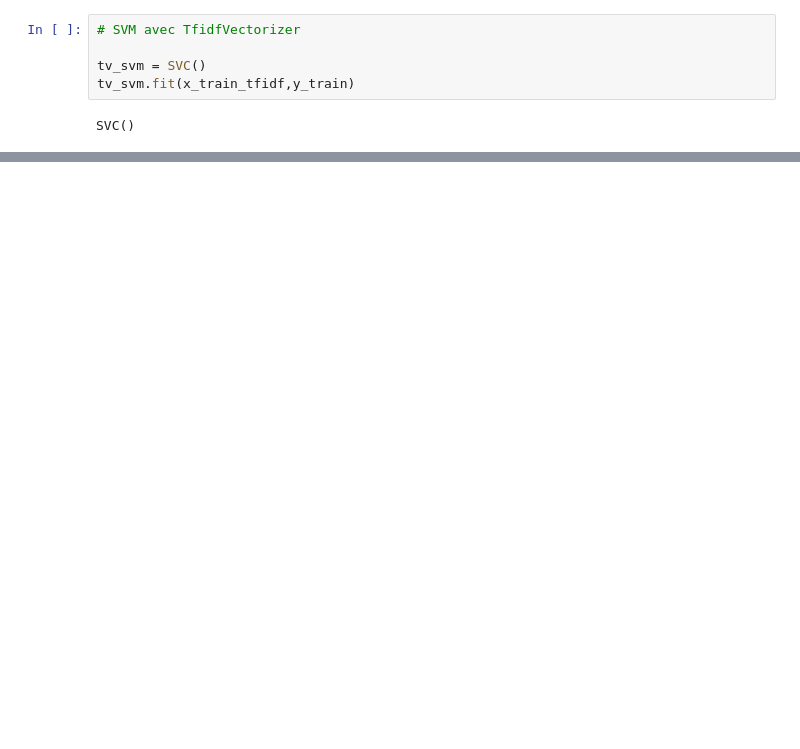
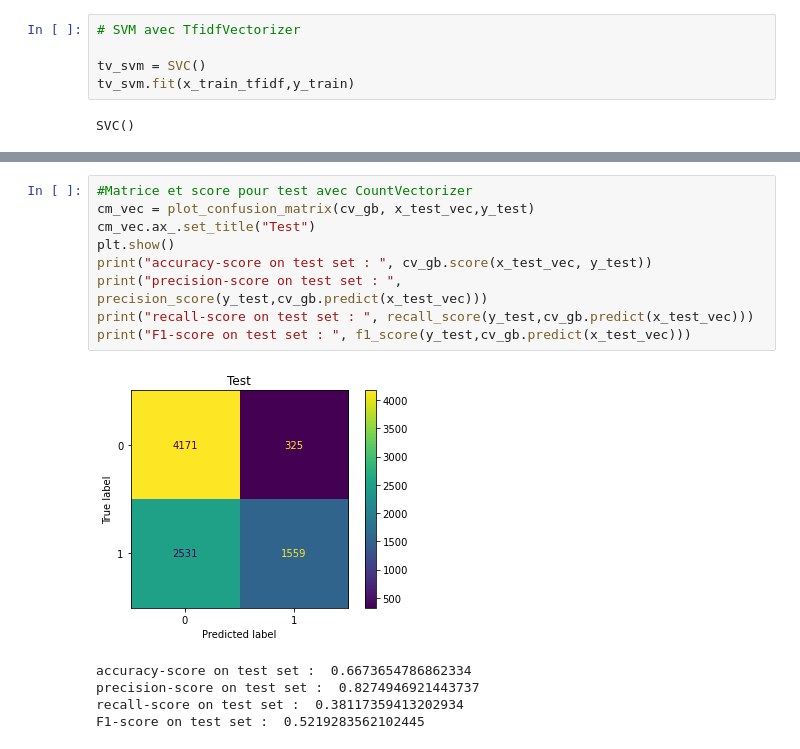
Before and after one commit to iandrorak/Jedha-Essentials, a Jupyter notebook: Sarcasm.ipynb, the cells around one changed output, grey strips where cells are left out. Cells and saved outputs as stored; diff of their text form; blank space fills up the shorter version.

```diff
--- a/Sarcasm.ipynb
+++ b/Sarcasm.ipynb
@@ -465,0 +495,15 @@ xgb.score(x_test_vec,y_test)
+# %%
+#Matrice et score pour test avec CountVectorizer
+cm_vec = plot_confusion_matrix(cv_gb, x_test_vec,y_test)
+cm_vec.ax_.set_title("Test")
+plt.show()
+print("accuracy-score on test set : ", cv_gb.score(x_test_vec, y_test))
+print("precision-score on test set : ", precision_score(y_test,cv_gb.predict(x_test_vec)))
+print("recall-score on test set : ", recall_score(y_test,cv_gb.predict(x_test_vec)))
+print("F1-score on test set : ", f1_score(y_test,cv_gb.predict(x_test_vec)))
+# %% [output]
+[figure, added]
+accuracy-score on test set :  0.6673654786862334
+precision-score on test set :  0.8274946921443737
+recall-score on test set :  0.38117359413202934
+F1-score on test set :  0.5219283562102445
```
Also changed, not shown: parts of 36 cells of this notebook.
